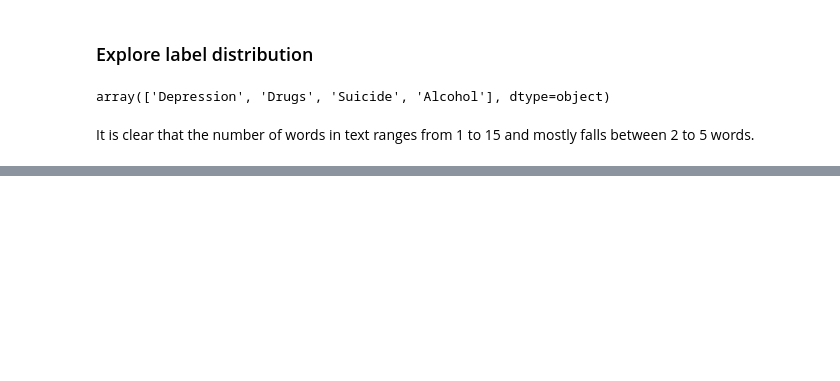
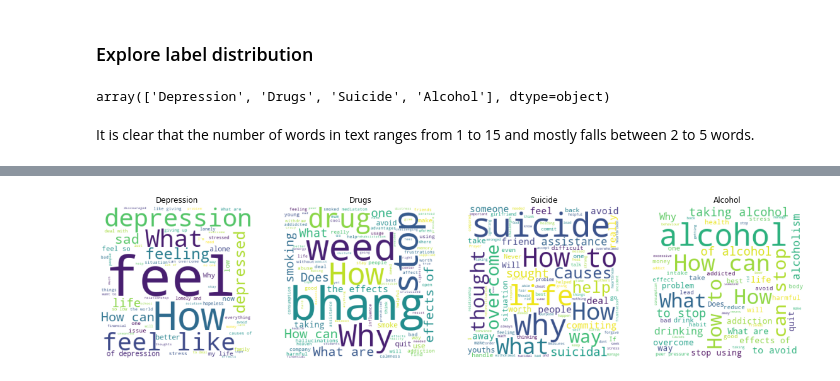
Before and after one commit to ndah-e/nlp-playground, a Jupyter notebook: basic_rights_kenya/basic_rights_kenya-bert-pytorch.ipynb, the cells around one changed output, grey strips where cells are left out. Cells and saved outputs as stored; diff of their text form; code cells hidden in the pictures; blank space fills up the shorter version.

```diff
--- a/basic_rights_kenya/basic_rights_kenya-bert-pytorch.ipynb
+++ b/basic_rights_kenya/basic_rights_kenya-bert-pytorch.ipynb
@@ -646,0 +618,17 @@ plt.show()
+# %%
+stopwords = set(STOPWORDS)
+
+labels=['Depression', 'Drugs', 'Suicide', 'Alcohol']
+fig, ax = plt.subplots(1,4, figsize=(20,11))
+for i,s in enumerate(labels):
+
+    tot_token = ''
+    tot_token +=' '.join(train.loc[train['label']==s,'text'])
+    wordcloud = WordCloud(width=300, height=300, background_color='white',
+                     stopwords = stopwords, min_font_size=6).generate(tot_token)
+
+    ax[i].imshow(wordcloud)
+    ax[i].set_title(s)
+    ax[i].axis('off')
+# %% [output]
+[figure, added]
```
Also changed, not shown: parts of 111 cells of this notebook, 1 other file.
